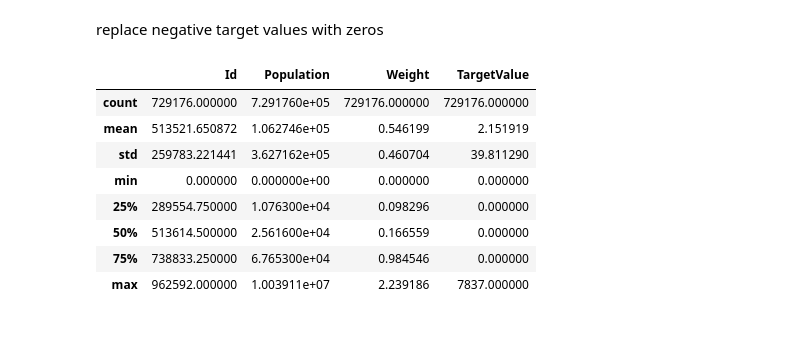
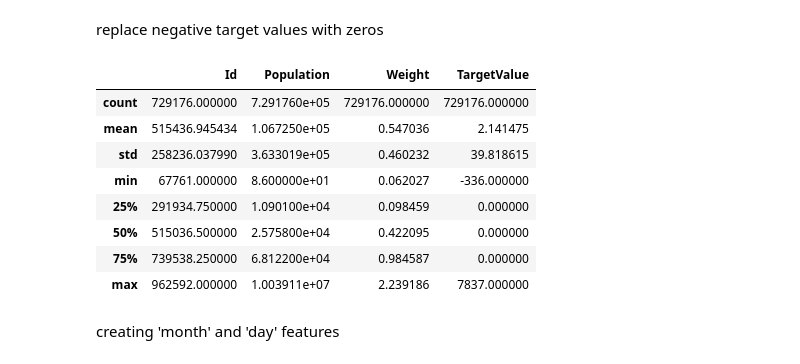
Before and after one commit to fzha113/COVID_19_Forecasting, a Jupyter notebook: COVID19Forecasting.ipynb, the cells around one changed output. Drawn from its saved outputs; the diff is of its cells as text; code cells hidden in the pictures; blank space fills up the shorter version.

Commit message:
first day with some data exploration4

```diff
--- a/COVID19Forecasting.ipynb
+++ b/COVID19Forecasting.ipynb
@@ -35,7 +37,7 @@ print(raw_data.shape)
 # %% [markdown]
 ### 1.1 Transfer 'Date' column to datatime format
 # %%
-raw_data['Date'] = pd.to_datetime(raw_data['Date'])
+raw_data['Date'] = pd.to_datetime(raw_data['Date'], format='%Y-%m-%d')
 
 print(raw_data.head(5))
 print(raw_data.shape)
@@ -166,15 +170,17 @@ dtype: int64
 # %% [markdown]
 replace negative target values with zeros
 # %%
-all_data[all_data['TargetValue'] < 0] = 0
+all_data[all_data['TargetValue'] < 0]['TargetValue'] = 0
 all_data.describe()
 # %% [output]
 |  | Id | Population | Weight | TargetValue |
 | count | 729176.000000 | 7.291760e+05 | 729176.000000 | 729176.000000 |
-| mean | 513521.650872 | 1.062746e+05 | 0.546199 | 2.151919 |
-| std | 259783.221441 | 3.627162e+05 | 0.460704 | 39.811290 |
-| min | 0.000000 | 0.000000e+00 | 0.000000 | 0.000000 |
-| 25% | 289554.750000 | 1.076300e+04 | 0.098296 | 0.000000 |
-| 50% | 513614.500000 | 2.561600e+04 | 0.166559 | 0.000000 |
-| 75% | 738833.250000 | 6.765300e+04 | 0.984546 | 0.000000 |
+| mean | 515436.945434 | 1.067250e+05 | 0.547036 | 2.141475 |
+| std | 258236.037990 | 3.633019e+05 | 0.460232 | 39.818615 |
+| min | 67761.000000 | 8.600000e+01 | 0.062027 | -336.000000 |
+| 25% | 291934.750000 | 1.090100e+04 | 0.098459 | 0.000000 |
+| 50% | 515036.500000 | 2.575800e+04 | 0.422095 | 0.000000 |
+| 75% | 739538.250000 | 6.812200e+04 | 0.984587 | 0.000000 |
 | max | 962592.000000 | 1.003911e+07 | 2.239186 | 7837.000000 |
+# %% [markdown]
+creating 'month' and 'day' features
```
Also changed, not shown: parts of 44 cells of this notebook.
